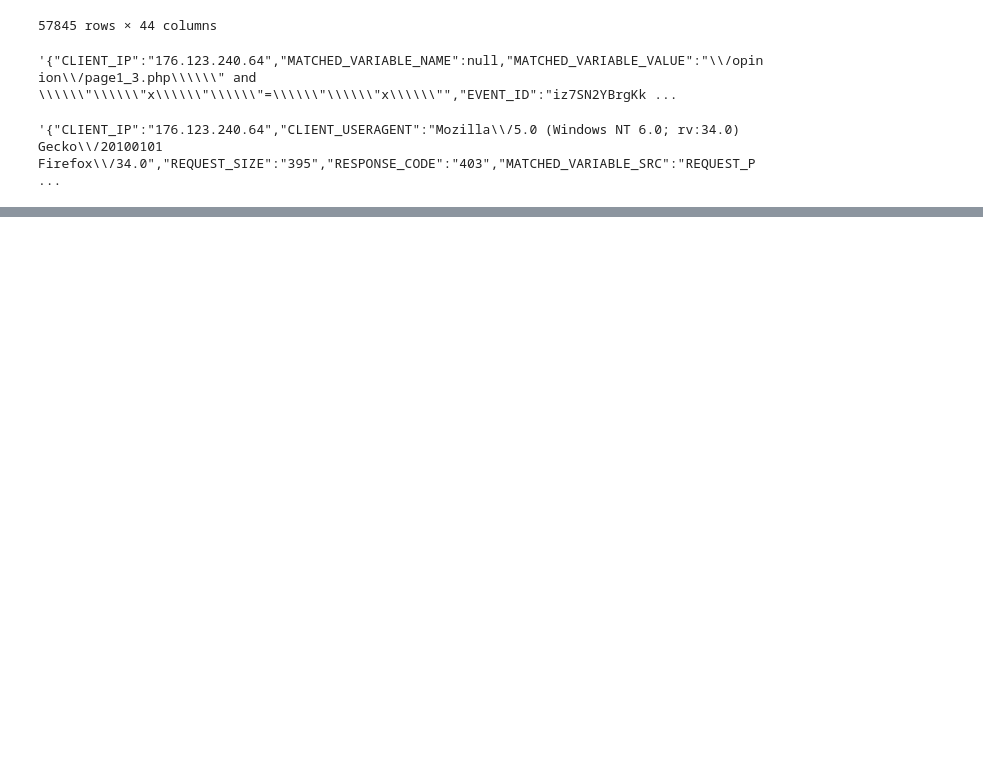
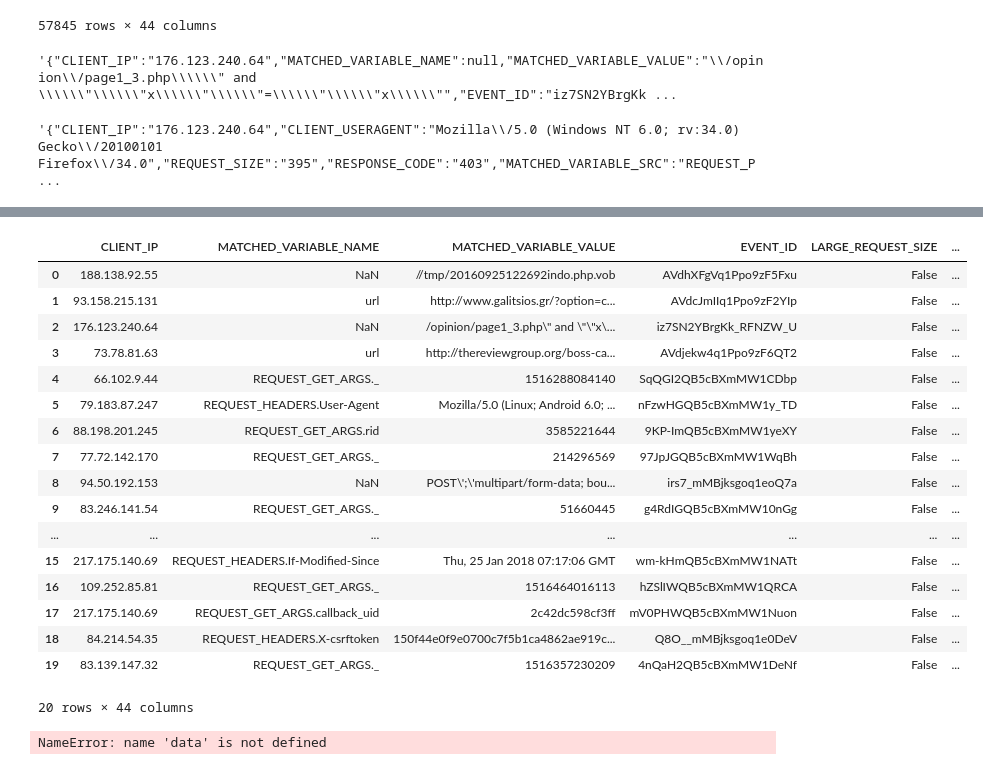
Before and after one commit to jellyhater/pozitive_tz, a Jupyter notebook: jupyters/main.ipynb, the cells around one changed output, grey strips where cells are left out. Cells and saved outputs as stored; diff of their text form; code cells hidden in the pictures; blank space fills up the shorter version.

```diff
--- a/jupyters/main.ipynb
+++ b/jupyters/main.ipynb
@@ -1020,0 +1011,25 @@ data.loc[2].to_json()
+# %%
+df.head(20)
+# %% [output]
+|  | CLIENT_IP | MATCHED_VARIABLE_NAME | MATCHED_VARIABLE_VALUE | EVENT_ID | LARGE_REQUEST_SIZE | ... |
+| 0 | 188.138.92.55 | NaN | //tmp/20160925122692indo.php.vob | AVdhXFgVq1Ppo9zF5Fxu | False | ... |
+| 1 | 93.158.215.131 | url | http://www.galitsios.gr/?option=c... | AVdcJmIIq1Ppo9zF2YIp | False | ... |
+| 2 | 176.123.240.64 | NaN | /opinion/page1_3.php\" and \"\"x\... | iz7SN2YBrgKk_RFNZW_U | False | ... |
+| 3 | 73.78.81.63 | url | http://thereviewgroup.org/boss-ca... | AVdjekw4q1Ppo9zF6QT2 | False | ... |
+| 4 | 66.102.9.44 | REQUEST_GET_ARGS._ | 1516288084140 | SqQGI2QB5cBXmMW1CDbp | False | ... |
+| 5 | 79.183.87.247 | REQUEST_HEADERS.User-Agent | Mozilla/5.0 (Linux; Android 6.0; ... | nFzwHGQB5cBXmMW1y_TD | False | ... |
+| 6 | 88.198.201.245 | REQUEST_GET_ARGS.rid | 3585221644 | 9KP-ImQB5cBXmMW1yeXY | False | ... |
+| 7 | 77.72.142.170 | REQUEST_GET_ARGS._ | 214296569 | 97JpJGQB5cBXmMW1WqBh | False | ... |
+| 8 | 94.50.192.153 | NaN | POST\';\'multipart/form-data; bou... | irs7_mMBjksgoq1eoQ7a | False | ... |
+| 9 | 83.246.141.54 | REQUEST_GET_ARGS._ | 51660445 | g4RdIGQB5cBXmMW10nGg | False | ... |
+| ... | ... | ... | ... | ... | ... | ... |
+| 15 | 217.175.140.69 | REQUEST_HEADERS.If-Modified-Since | Thu, 25 Jan 2018 07:17:06 GMT | wm-kHmQB5cBXmMW1NATt | False | ... |
+| 16 | 109.252.85.81 | REQUEST_GET_ARGS._ | 1516464016113 | hZSlIWQB5cBXmMW1QRCA | False | ... |
+| 17 | 217.175.140.69 | REQUEST_GET_ARGS.callback_uid | 2c42dc598cf3ff | mV0PHWQB5cBXmMW1Nuon | False | ... |
+| 18 | 84.214.54.35 | REQUEST_HEADERS.X-csrftoken | 150f44e0f9e0700c7f5b1ca4862ae919c... | Q8O__mMBjksgoq1e0DeV | False | ... |
+| 19 | 83.139.147.32 | REQUEST_GET_ARGS._ | 1516357230209 | 4nQaH2QB5cBXmMW1DeNf | False | ... |
+20 rows × 44 columns
+# %%
+data
+# %% [output]
+NameError: name 'data' is not defined
```
Also changed, not shown: parts of 34 cells of this notebook, 2 other files.
